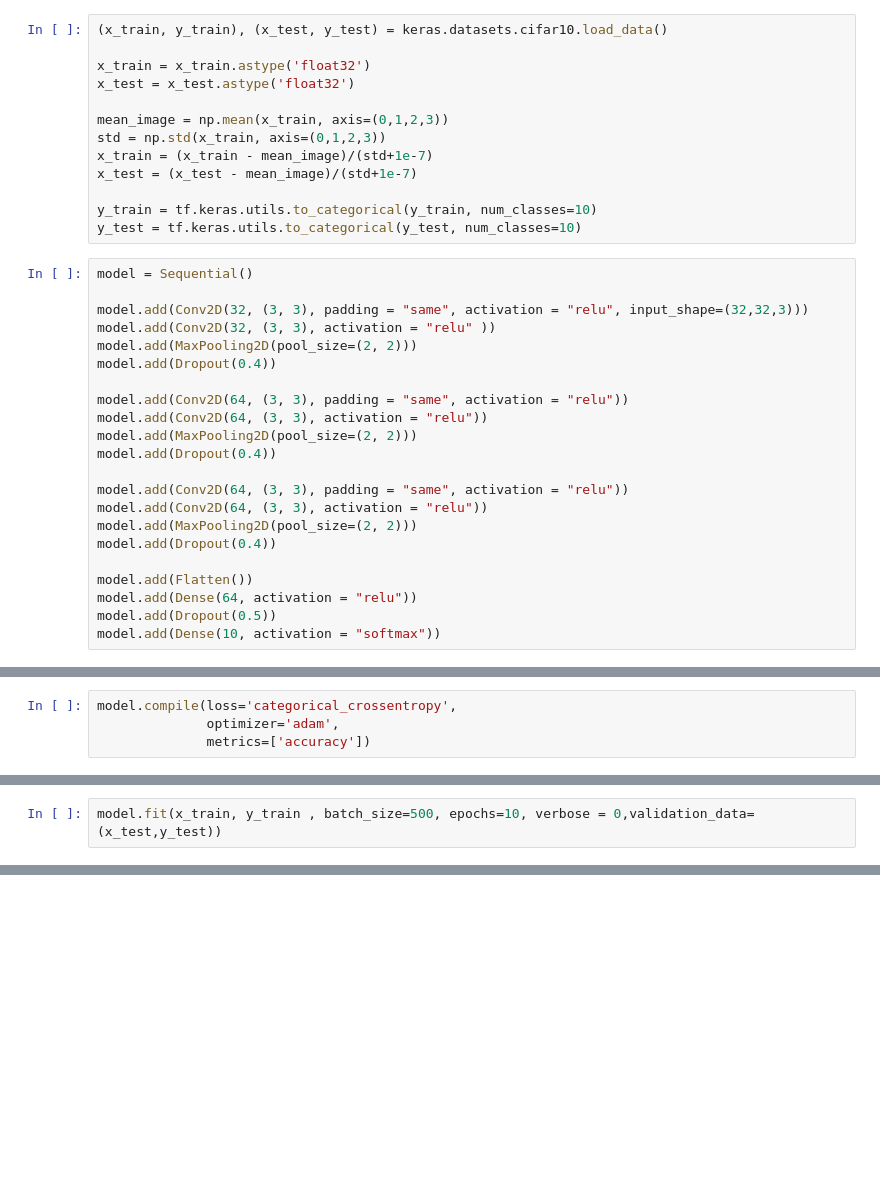
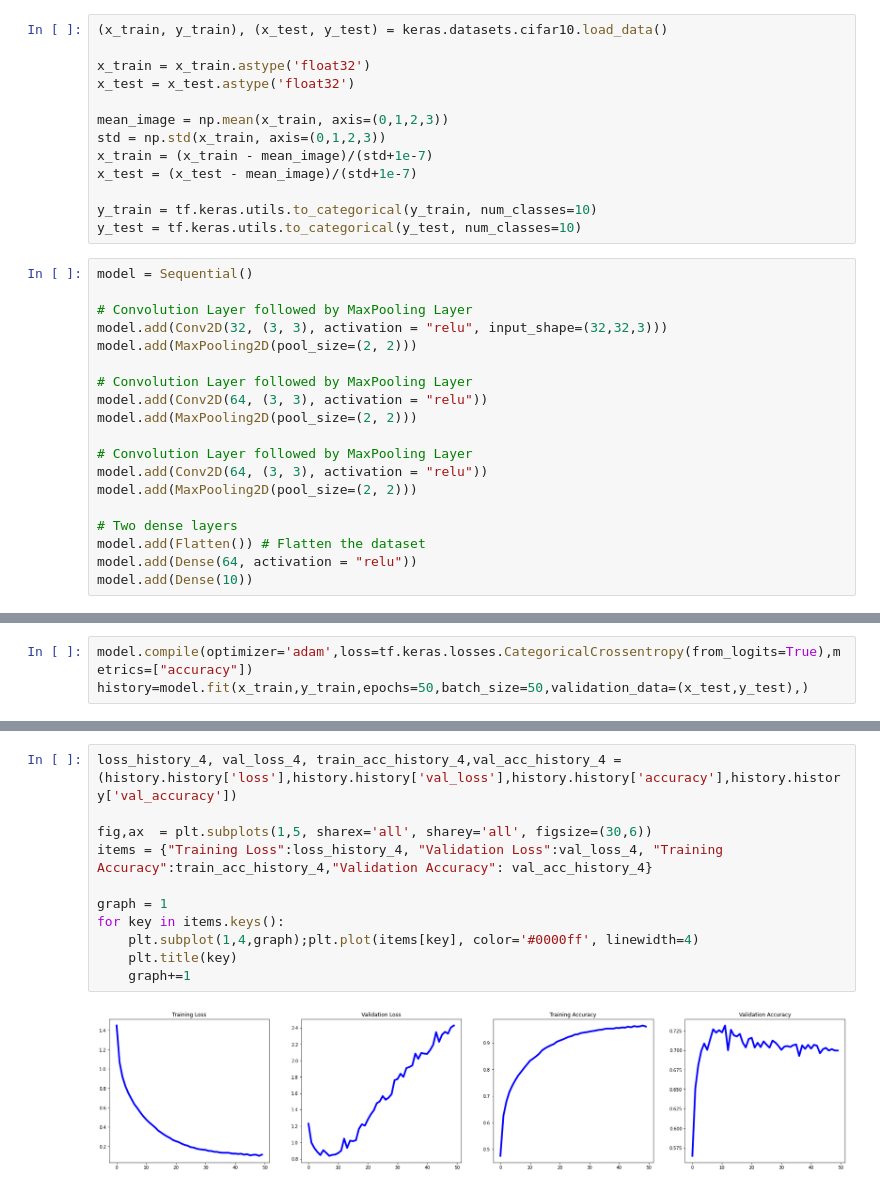
Before and after one commit to nushanVitharana/Computer-Vision-and-Image-Processing-, a Jupyter notebook: CNN using Keras.ipynb, the cells around one changed output, grey strips where cells are left out. Saved outputs shown, nothing was run; the diff lists cells and outputs as text; blank space fills up the shorter version.

```diff
--- a/CNN using Keras.ipynb
+++ b/CNN using Keras.ipynb
@@ -25,22 +27,19 @@ y_test = tf.keras.utils.to_categorical(y_test, num_classes=10)
 # %%
 model = Sequential()
 
-model.add(Conv2D(32, (3, 3), padding = "same", activation = "relu", input_shape=(32,32,3)))
-model.add(Conv2D(32, (3, 3), activation = "relu" ))
+# Convolution Layer followed by MaxPooling Layer
+model.add(Conv2D(32, (3, 3), activation = "relu", input_shape=(32,32,3)))
 model.add(MaxPooling2D(pool_size=(2, 2)))
-model.add(Dropout(0.4))
 
-model.add(Conv2D(64, (3, 3), padding = "same", activation = "relu"))
+# Convolution Layer followed by MaxPooling Layer
 model.add(Conv2D(64, (3, 3), activation = "relu"))
 model.add(MaxPooling2D(pool_size=(2, 2)))
-model.add(Dropout(0.4))
 
-model.add(Conv2D(64, (3, 3), padding = "same", activation = "relu"))
+# Convolution Layer followed by MaxPooling Layer
 model.add(Conv2D(64, (3, 3), activation = "relu"))
 model.add(MaxPooling2D(pool_size=(2, 2)))
-model.add(Dropout(0.4))
 
-model.add(Flatten())
+# Two dense layers
+model.add(Flatten()) # Flatten the dataset
 model.add(Dense(64, activation = "relu"))
-model.add(Dropout(0.5))
-model.add(Dense(10, activation = "softmax"))
+model.add(Dense(10))
@@ -49,7 +46,3 @@ model.add(Dense(10, activation = "softmax"))
-# %%
-model.compile(loss='categorical_crossentropy',
-              optimizer='adam',
-              metrics=['accuracy'])
 # %%
 model.summary()
 # %% [output]
@@ -71,4 +64,5 @@ Trainable params: 156,522
 Non-trainable params: 0
 _________________________________________________________________
-# %%
-model.fit(x_train, y_train , batch_size=500, epochs=10, verbose = 0,validation_data=(x_test,y_test))
+# %%
+model.compile(optimizer='adam',loss=tf.keras.losses.CategoricalCrossentropy(from_logits=True),metrics=["accuracy"])
+history=model.fit(x_train,y_train,epochs=50,batch_size=50,validation_data=(x_test,y_test),)
@@ -74,0 +87,13 @@ model.fit(x_train, y_train , batch_size=500, epochs=10, verbose = 0,validation_d
+# %%
+loss_history_4, val_loss_4, train_acc_history_4,val_acc_history_4 = (history.history['loss'],history.history['val_loss'],history.history['accuracy'],history.history['val_accuracy'])
+
+fig,ax  = plt.subplots(1,5, sharex='all', sharey='all', figsize=(30,6))
+items = {"Training Loss":loss_history_4, "Validation Loss":val_loss_4, "Training Accuracy":train_acc_history_4,"Validation Accuracy": val_acc_history_4}
+
+graph = 1
+for key in items.keys():
+    plt.subplot(1,4,graph);plt.plot(items[key], color='#0000ff', linewidth=4)
+    plt.title(key)
+    graph+=1
+# %% [output]
+[figure, added]
```
Also changed, not shown: parts of 4 cells of this notebook, 3 other files.
